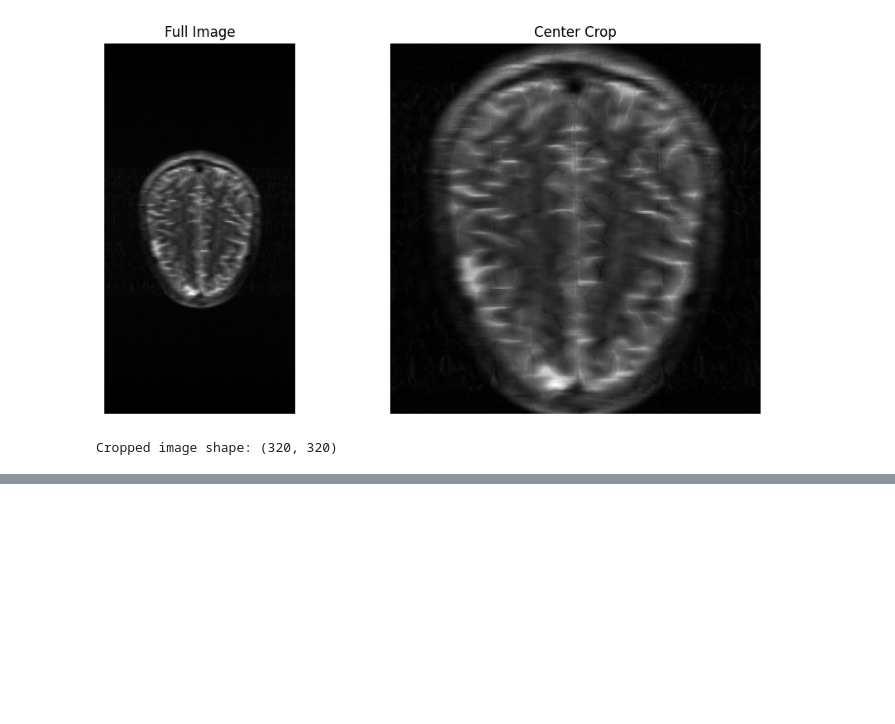
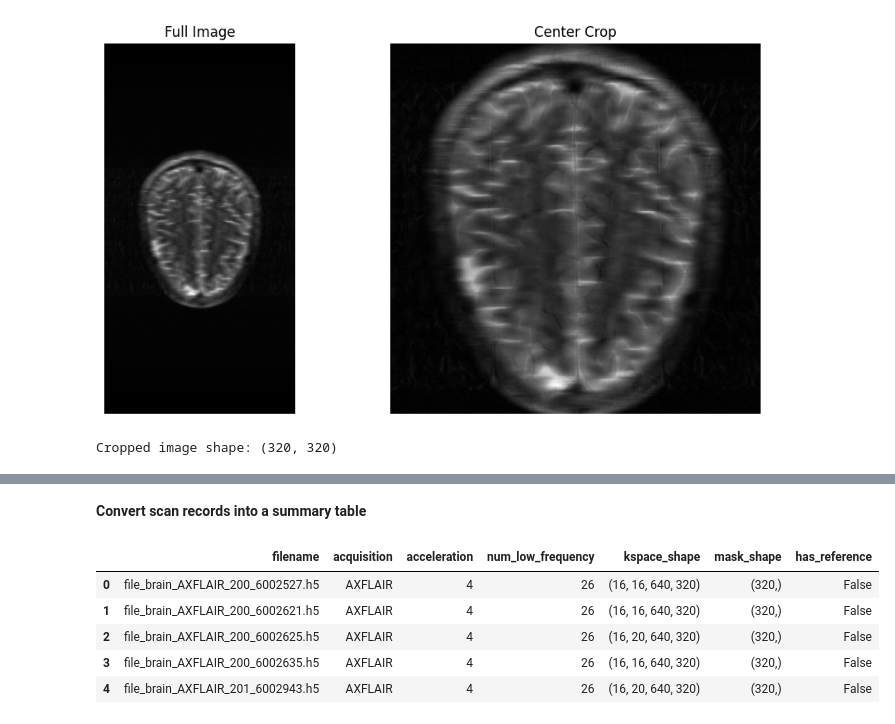
Before and after one commit to SILAS-RANSFORD-OSEI/reliability-aware-ssdu-mri, a Jupyter notebook: notebooks/01_real_fastmri_zero_filled_reconstruction.ipynb, the cells around one changed output, grey strips where cells are left out. Saved outputs shown, nothing was run; the diff lists cells and outputs as text; code cells hidden in the pictures; blank space fills up the shorter version.

Commit message:
Update notebook with fastMRI dataset scan

```diff
--- a/notebooks/01_real_fastmri_zero_filled_reconstruction.ipynb
+++ b/notebooks/01_real_fastmri_zero_filled_reconstruction.ipynb
@@ -286,0 +351,7 @@ Cropped image shape: (320, 320)
+# %%
+data_dir = "/content/drive/MyDrive/fastMRI/brain_multicoil_test/extracted/multicoil_test"
+
+records = scan_fastmri_directory(data_dir)
+
+print("Number of files scanned:", len(records))
+records[0]
@@ -286,0 +372,30 @@ Cropped image shape: (320, 320)
+# %% [markdown]
+**Convert scan records into a summary table**
+# %%
+import pandas as pd
+
+summary_rows = []
+
+for record in records:
+    attrs = record["attrs"]
+
+    summary_rows.append({
+        "filename": record["filename"],
+        "acquisition": attrs.get("acquisition", None),
+        "acceleration": attrs.get("acceleration", None),
+        "num_low_frequency": attrs.get("num_low_frequency", None),
+        "kspace_shape": record["kspace_shape"],
+        "mask_shape": record["mask_shape"],
+        "has_reference": record["has_reference"],
+    })
+
+df = pd.DataFrame(summary_rows)
+
+df.head()
+# %% [output]
+|  | filename | acquisition | acceleration | num_low_frequency | kspace_shape | mask_shape | has_reference |
+| 0 | file_brain_AXFLAIR_200_6002527.h5 | AXFLAIR | 4 | 26 | (16, 16, 640, 320) | (320,) | False |
+| 1 | file_brain_AXFLAIR_200_6002621.h5 | AXFLAIR | 4 | 26 | (16, 16, 640, 320) | (320,) | False |
+| 2 | file_brain_AXFLAIR_200_6002625.h5 | AXFLAIR | 4 | 26 | (16, 20, 640, 320) | (320,) | False |
+| 3 | file_brain_AXFLAIR_200_6002635.h5 | AXFLAIR | 4 | 26 | (16, 16, 640, 320) | (320,) | False |
+| 4 | file_brain_AXFLAIR_201_6002943.h5 | AXFLAIR | 4 | 26 | (16, 20, 640, 320) | (320,) | False |
```
Also changed, not shown: parts of 10 cells of this notebook.
